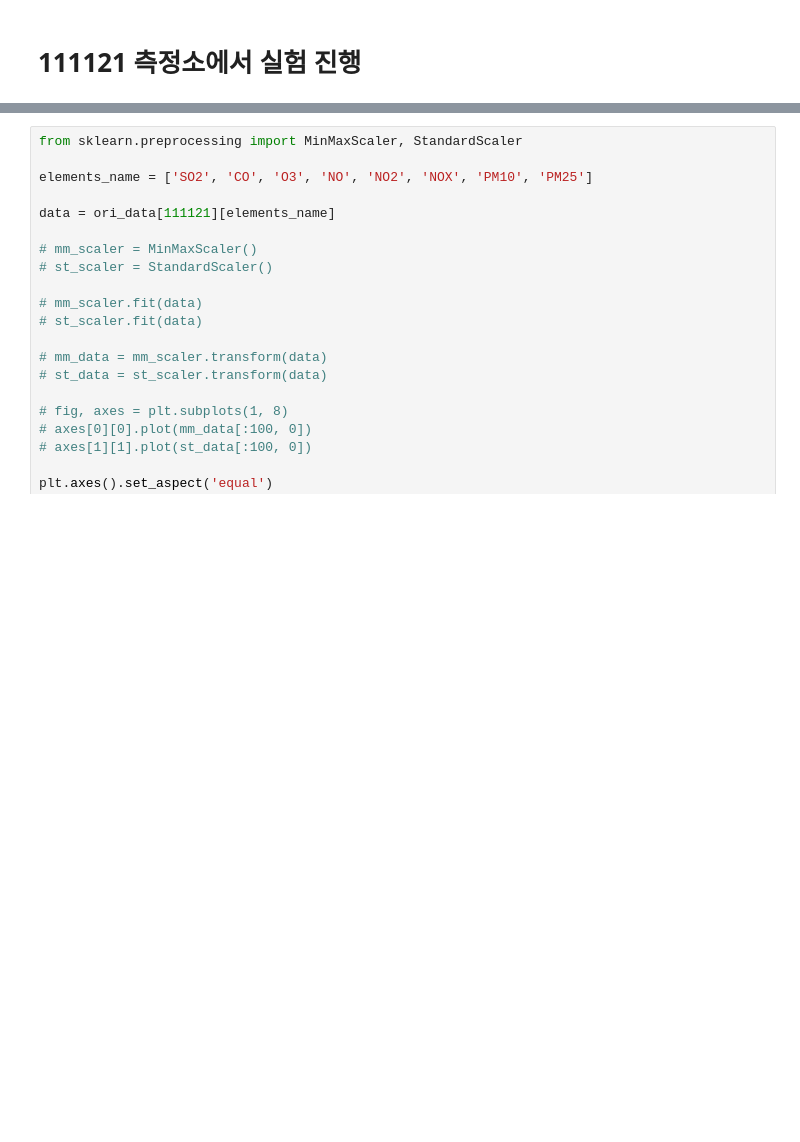
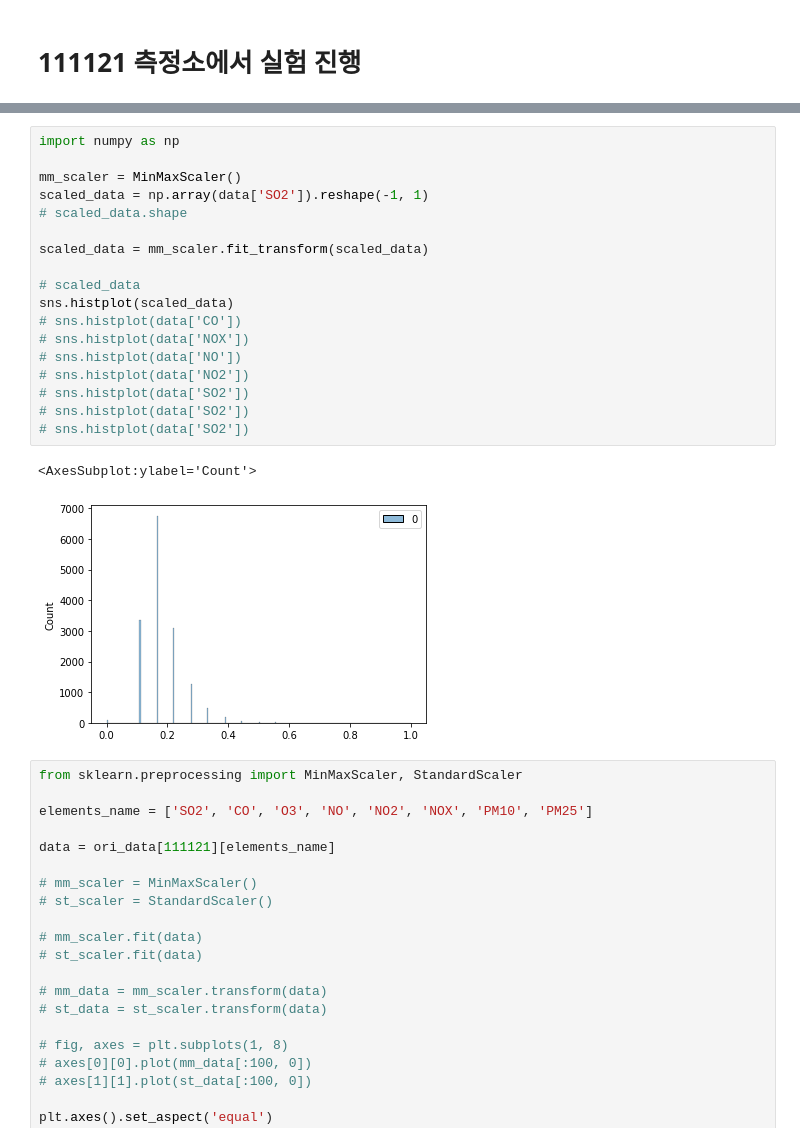
Before and after one commit to Yanghojun/Juneer_deeplearning_cookbook, a Jupyter notebook: data/NIER_dataset/data_experiment.ipynb, the cells around one changed output, grey strips where cells are left out. Cells and saved outputs as stored; diff of their text form; blank space fills up the shorter version.

```diff
--- a/data/NIER_dataset/data_experiment.ipynb
+++ b/data/NIER_dataset/data_experiment.ipynb
@@ -29,3 +42,24 @@ axes[1].plot([4,5,4,5]);
+# %%
+import numpy as np
+
+mm_scaler = MinMaxScaler()
+scaled_data = np.array(data['SO2']).reshape(-1, 1)
+# scaled_data.shape
+
+scaled_data = mm_scaler.fit_transform(scaled_data)
+
+# scaled_data
+sns.histplot(scaled_data)
+# sns.histplot(data['CO'])
+# sns.histplot(data['NOX'])
+# sns.histplot(data['NO'])
+# sns.histplot(data['NO2'])
+# sns.histplot(data['SO2'])
+# sns.histplot(data['SO2'])
+# sns.histplot(data['SO2'])
+# %% [output]
+<AxesSubplot:ylabel='Count'>
+[figure, added]
 # %%
 from sklearn.preprocessing import MinMaxScaler, StandardScaler
 
```
Also changed, not shown: parts of 1 cell of this notebook, 1 other file.
